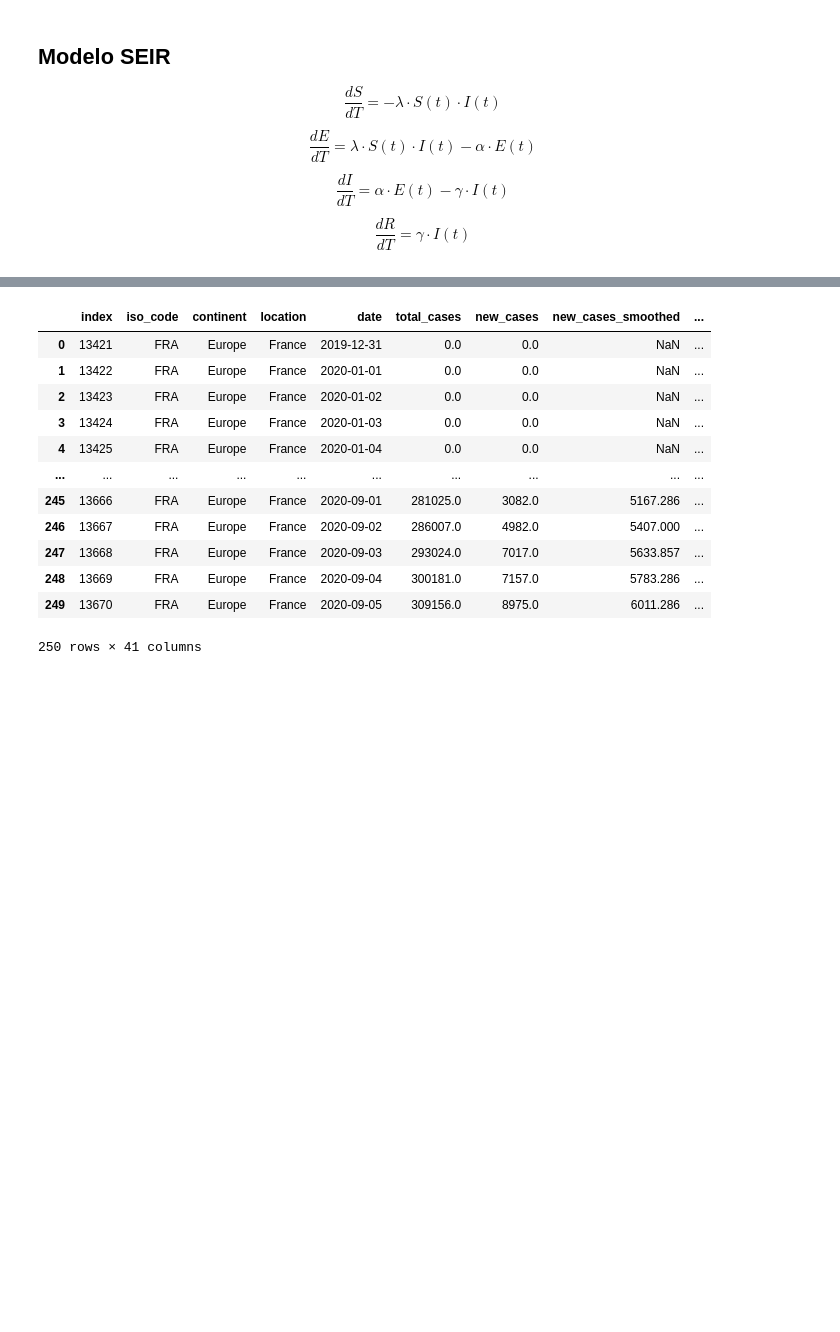
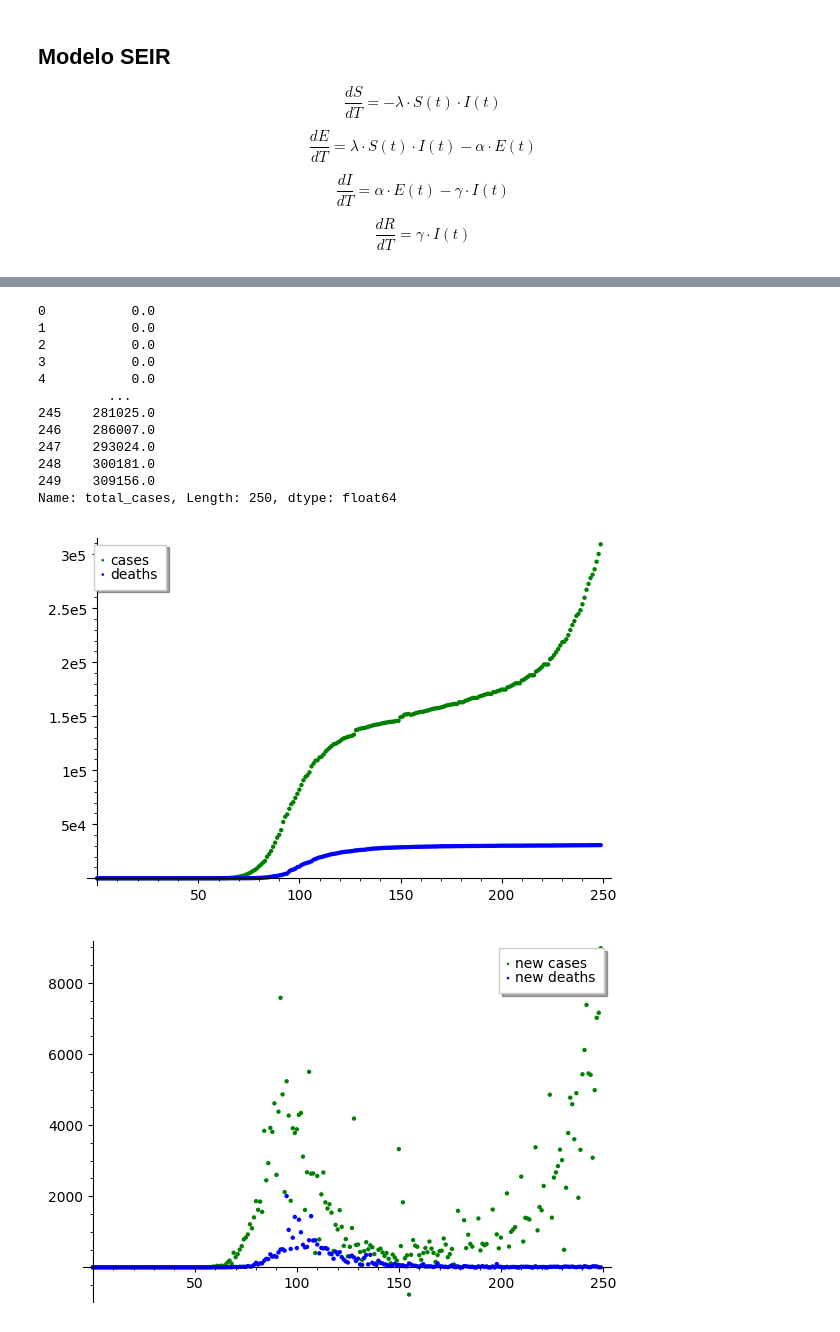
Before and after one commit to HannaRF/Modelagem-da-COVID-19-na-Franca, a Jupyter notebook: Simulações.ipynb, the cells around one changed output, grey strips where cells are left out. Saved outputs shown, nothing was run; the diff lists cells and outputs as text; code cells hidden in the pictures; blank space fills up the shorter version.

```diff
--- a/Simulações.ipynb
+++ b/Simulações.ipynb
@@ -49,23 +26,27 @@ data = pd.read_csv("owid-covid-data.csv")
 data = data[data.iso_code=="FRA"]
 data.reset_index(inplace=True)
 # %%
-data
+data['total_cases']
 # %% [output]
-|  | index | iso_code | continent | location | date | total_cases | new_cases | new_cases_smoothed | ... |
-| 0 | 13421 | FRA | Europe | France | 2019-12-31 | 0.0 | 0.0 | NaN | ... |
-| 1 | 13422 | FRA | Europe | France | 2020-01-01 | 0.0 | 0.0 | NaN | ... |
-| 2 | 13423 | FRA | Europe | France | 2020-01-02 | 0.0 | 0.0 | NaN | ... |
-| 3 | 13424 | FRA | Europe | France | 2020-01-03 | 0.0 | 0.0 | NaN | ... |
-| 4 | 13425 | FRA | Europe | France | 2020-01-04 | 0.0 | 0.0 | NaN | ... |
-| ... | ... | ... | ... | ... | ... | ... | ... | ... | ... |
-| 245 | 13666 | FRA | Europe | France | 2020-09-01 | 281025.0 | 3082.0 | 5167.286 | ... |
-| 246 | 13667 | FRA | Europe | France | 2020-09-02 | 286007.0 | 4982.0 | 5407.000 | ... |
-| 247 | 13668 | FRA | Europe | France | 2020-09-03 | 293024.0 | 7017.0 | 5633.857 | ... |
-| 248 | 13669 | FRA | Europe | France | 2020-09-04 | 300181.0 | 7157.0 | 5783.286 | ... |
-| 249 | 13670 | FRA | Europe | France | 2020-09-05 | 309156.0 | 8975.0 | 6011.286 | ... |
-250 rows × 41 columns
+0           0.0
+1           0.0
+2           0.0
+3           0.0
+4           0.0
+         ...
+245    281025.0
+246    286007.0
+247    293024.0
+248    300181.0
+249    309156.0
+Name: total_cases, Length: 250, dtype: float64
 # %%
-C = list_plot(data['total_cases'],legend_label='cases')
-NC = list_plot(data['new_cases'],legend_label='new cases')
+C = list_plot(data['total_cases'],color='green',legend_label='cases')
+NC = list_plot(data['new_cases'],color = 'green',legend_label='new cases')
 D = list_plot(data['total_deaths'],legend_label='deaths')
 ND = list_plot(data['new_deaths'],legend_label='new deaths')
+show(C+D)
+show(NC+ND)
+# %% [output]
+[figure, added]
+[figure, added]
```
Also changed, not shown: parts of 10 cells of this notebook.
